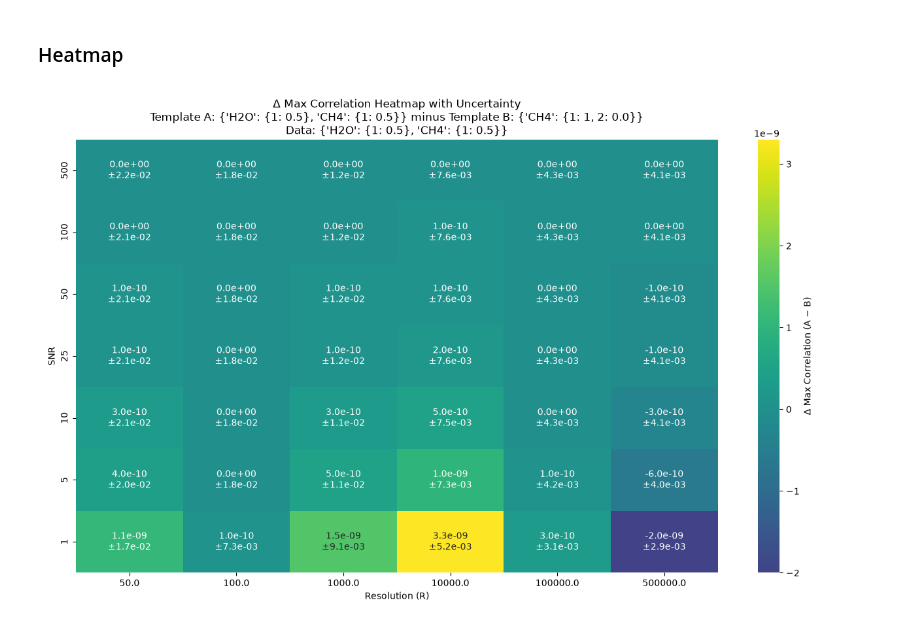
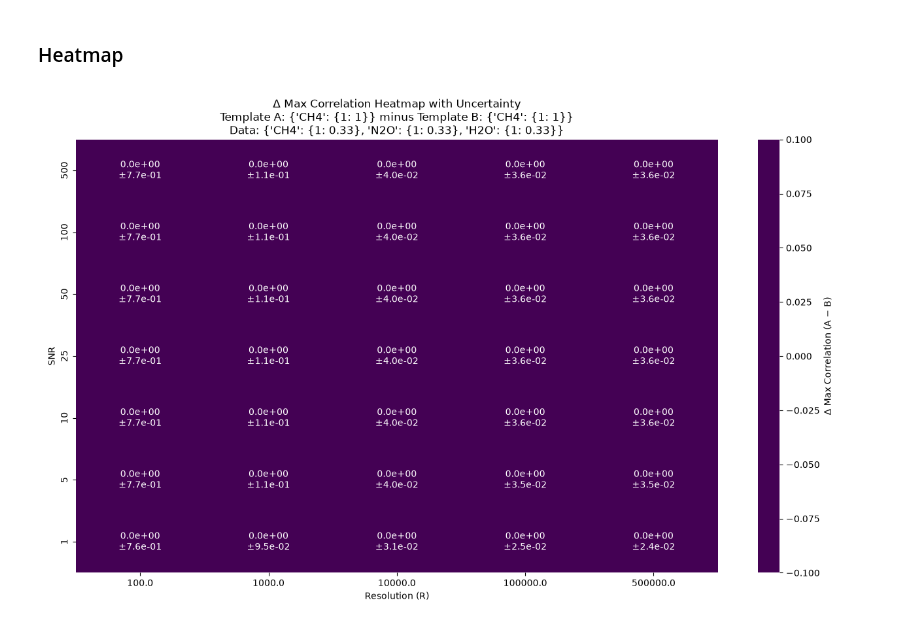
Before and after one commit to zanecollins/sgl_science_case, a Jupyter notebook: sgl_science_case/notebooks/summer_26_isotope_tests_cc.ipynb, the cells around one changed output. Drawn from its saved outputs; the diff is of its cells as text; code cells hidden in the pictures.

Commit message:
FIXME: issue with compute_transmission function
No generated data for H2O, N2O. Fix

```diff
--- a/sgl_science_case/notebooks/summer_26_isotope_tests_cc.ipynb
+++ b/sgl_science_case/notebooks/summer_26_isotope_tests_cc.ipynb
@@ -96,8 +101,11 @@ h2o_isotopes = [1,2,3]
 # %%
+
 for isotope in ch4_isotopes:
     fetch(f"CH4_iso{isotope}", 6, isotope, wn_min, wn_max)
 for isotope in h2o_isotopes:
     fetch(f"H2O_iso{isotope}", 1, isotope, wn_min, wn_max)
+for isotope in n2o_isotopes:
+    fetch(f"N2O_iso{isotope}", 4, isotope, wn_min, wn_max)
 # %% [output]
 Data is fetched from http://hitran.org
 
@@ -646,15 +660,15 @@ isotopes_dict = {'CH4': [1, 2], 'H2O': [1]}
 # %%
-# 1. Compute the high-resolution parent spectrum once
+# # 1. Compute the high-resolution parent spectrum once
 
-parent_dict = generate_res_isotope_dict(
-    molecules=molecules,
-    isotopes_dict=isotopes_dict,
-    dwns=[parent_dwn],           # only one fine grid
-    scale_factor=5.0
-)
-# parent_dict now has one key (e.g. 555000) with the fine data
+# parent_dict = generate_res_isotope_dict(
+#     molecules=molecules,
+#     isotopes_dict=isotopes_dict,
+#     dwns=[parent_dwn],           # only one fine grid
+#     scale_factor=5.0
+# )
+# # parent_dict now has one key (e.g. 555000) with the fine data
 
-# Save the data
+# # Save the data
 
 # save_path = os.path.join(data_dir, f"parent_spectra_dwn({parent_dwn})_mol({molecules}_{wl_min}_to_{wl_max}).pkl")
 
@@ -683,16 +690,13 @@ print(f"✅ Loaded parent_dict with resolutions: {list(parent_dict.keys())}")
 # %%
 # Define the abundance scenarios you want to test
 abundance_scenarios = [
-    {'CH4': {1: 1.0, 2: 0.0}},           # Pure 12CH4
-    {'CH4': {1: 0.95, 2: 0.05}},         # Earth-like 13CH4/
-    # {'CH4': {1: 0.99, 2: 0.01}},      # trace 13ch4
-    {'CH4': {1: 0.5, 2: 0.5}},           # Equal mixture
-    # {'CH4': {1:0.9, 2: 0.1}},
-    {'H2O': {1:1}},
-    # {'H2O': {1:0.8}, 'CH4': {1:0.2}},
-    {'H2O': {1:0.5}, 'CH4': {1:0.5}},
-    {'H2O': {1:0.5, 2:0.5}}
+        {'CH4': {1: 1.0}},           # Pure 12CH4
+        {'H2O': {1:1}},
+        {'N2O': {1:1}},
+        {'CH4': {1:0.33}, 'N2O': {1:0.33}, 'H2O': {1:0.33}}
+
 ]
+
 
 
 
@@ -755,9 +737,11 @@ df_results
 # %% [markdown]
 ### Heatmap
 # %%
-template_A = {'H2O': {1: 0.5}, 'CH4': {1:0.5}}
-template_B = {'CH4': {1: 1, 2: 0.0}}
-data_abundances =  {'H2O': {1: 0.5}, 'CH4': {1: 0.5}}
+template_A = {'CH4': {1: 1}}
+template_B = {'CH4': {1: 1}}
+
+# template_B = {'CH4': {1:0.33}, 'N2O': {1:0.33}, 'H2O': {1:0.33}}
+data_abundances =  {'CH4': {1:0.33}, 'N2O': {1:0.33}, 'H2O': {1:0.33}}
 
 
 def get_peak_values(df, template_abundances, data_abundances, metric='cc_snr'):
@@ -811,31 +795,31 @@ for i, snr in enumerate(pivot.index):
     for j, res in enumerate(pivot.columns):
         delta = pivot.iloc[i, j]
         delta_err = merged[(merged['snr'] == snr) & (merged['resolution'] == res)]['delta_error'].mean()
         annot.iloc[i, j] = f"{delta:.1e}\n±{delta_err:.1e}"
 
 # ======================
 # Plot
 # ======================
 plt.figure(figsize=(13, 8))
 
 sns.heatmap(
     pivot,
     cmap='viridis',
     center=0,
     annot=annot,
     fmt='',
     cbar_kws={'label': f'Δ {value_name} (A − B)'}
 )
 
 plt.xlabel('Resolution (R)')
 plt.ylabel('SNR')
 plt.title(
     f'Δ {value_name} Heatmap with Uncertainty\n'
     f'Template A: {template_A} minus Template B: {template_B}\n'
     f'Data: {data_abundances}'
 )
 
 plt.tight_layout()
 plt.show()
 # %% [output]
-[figure, old version]
+[figure, new version]
```
Also changed, not shown: parts of 13 cells of this notebook, 7 other files.
